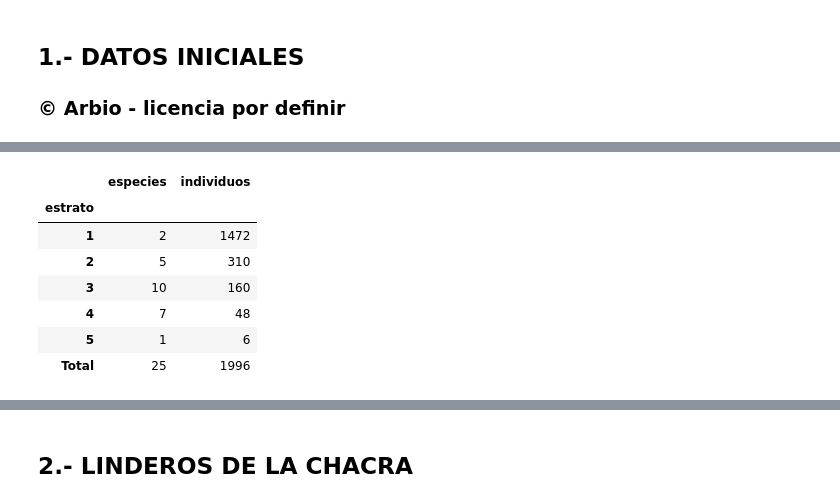
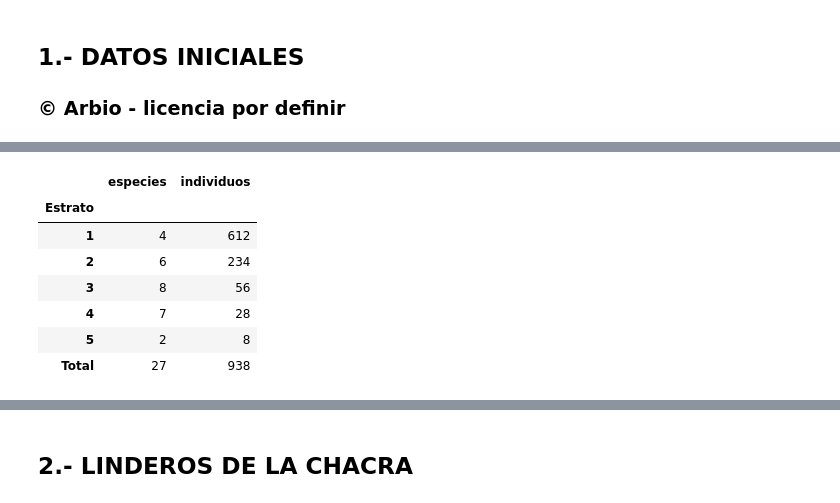
Before and after one commit to icarito/arbio-diagram, a Jupyter notebook: diagrama.ipynb, the cells around one changed output, grey strips where cells are left out. Drawn from its saved outputs; the diff is of its cells as text; code cells hidden in the pictures.

```diff
--- a/diagrama.ipynb
+++ b/diagrama.ipynb
@@ -38,4 +39,5 @@ La base de datos consiste en una lista de especies, cantidades, diámetro, y car
 # %%
-especies = pd.read_csv("db.txt") ## Es una base
-#especies = especies[(especies.estrato==3)]
-especies.
+especies = pd.read_csv("db_final.csv") ## Es una base
+especies = especies.sort('Estrato', ascending=False)
+especies_medicinal = especies[(especies.Usos=="Medicinal")]
+especies_frutal = especies[(especies.Usos=="Frutal")]
@@ -61,13 +44,13 @@ especies.
 # %%
-consolidado = pd.DataFrame({'especies':especies.groupby('estrato').size(),
-                            'individuos':especies.groupby('estrato')['cantidad'].sum()})
-pd.concat([consolidado,pd.DataFrame(consolidado.sum(axis=0),columns=['Total']).T])
+consolidado_frutal = pd.DataFrame({'especies':especies_frutal.groupby('Estrato').size(),
+                            'individuos':especies_frutal.groupby('Estrato')['ind'].sum()})
+pd.concat([consolidado_frutal,pd.DataFrame(consolidado_frutal.sum(axis=0),columns=['Total']).T])
 # %% [output]
 |  | especies | individuos |
-| estrato |  |  |
-| 1 | 2 | 1472 |
-| 2 | 5 | 310 |
-| 3 | 10 | 160 |
-| 4 | 7 | 48 |
-| 5 | 1 | 6 |
-| Total | 25 | 1996 |
+| Estrato |  |  |
+| 1 | 4 | 612 |
+| 2 | 6 | 234 |
+| 3 | 8 | 56 |
+| 4 | 7 | 28 |
+| 5 | 2 | 8 |
+| Total | 27 | 938 |
```
Also changed, not shown: parts of 18 cells of this notebook, 1 other file.
